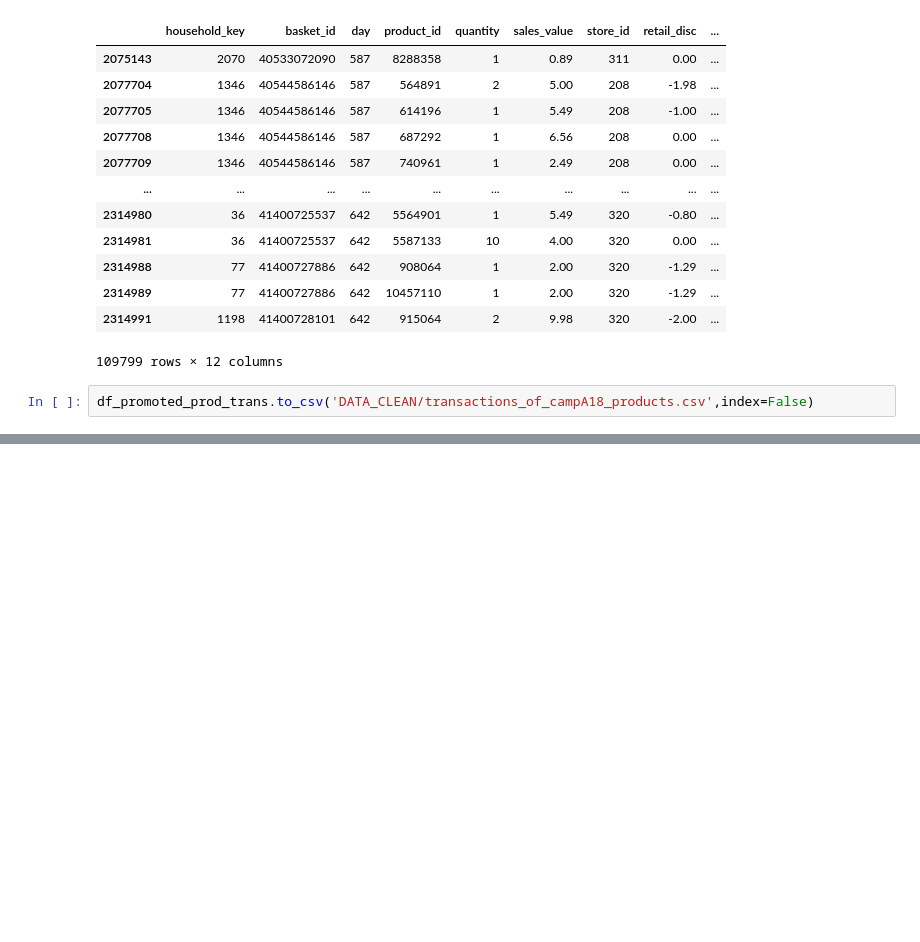
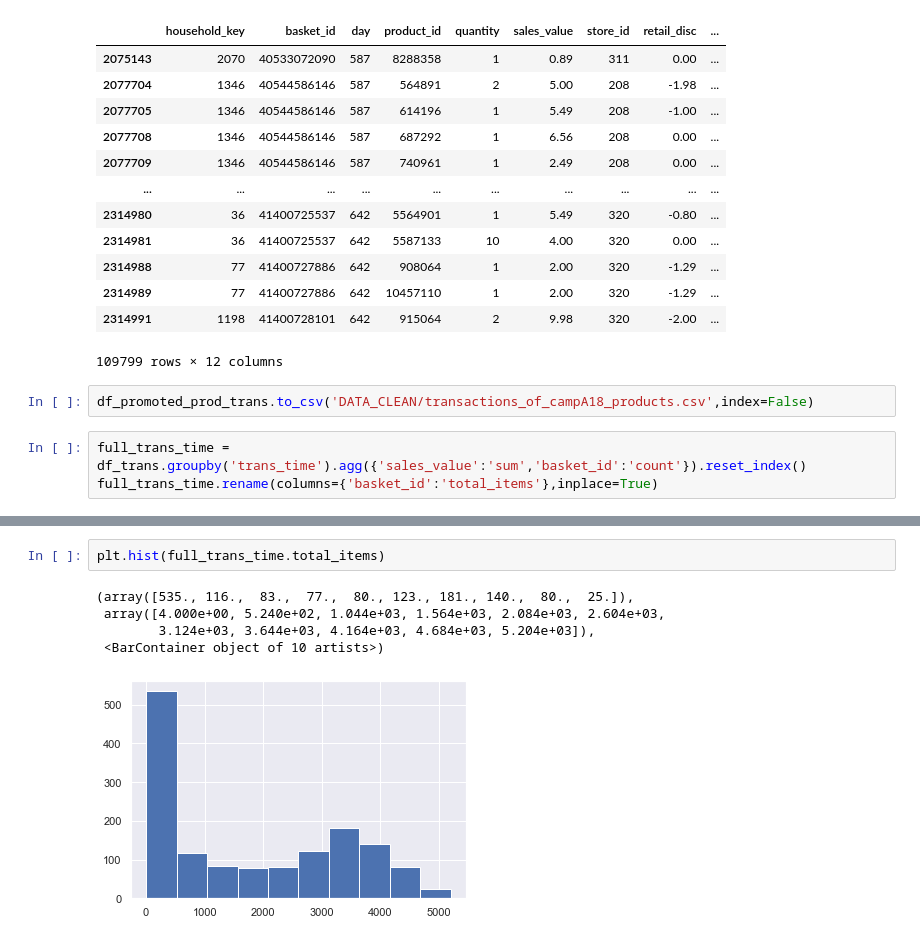
Before and after one commit to vanchautran/capstone, a Jupyter notebook: Retail_marketing_audience_Prediction/1_aggregation_campaigns_products.ipynb, the cells around one changed output, grey strips where cells are left out. Cells and saved outputs as stored; diff of their text form; blank space fills up the shorter version.

```diff
--- a/Retail_marketing_audience_Prediction/1_aggregation_campaigns_products.ipynb
+++ b/Retail_marketing_audience_Prediction/1_aggregation_campaigns_products.ipynb
@@ -300,3 +310,6 @@ df_promoted_prod_trans
 109799 rows × 12 columns
 # %%
 df_promoted_prod_trans.to_csv('DATA_CLEAN/transactions_of_campA18_products.csv',index=False)
+# %%
+full_trans_time = df_trans.groupby('trans_time').agg({'sales_value':'sum','basket_id':'count'}).reset_index()
+full_trans_time.rename(columns={'basket_id':'total_items'},inplace=True)
@@ -302,0 +344,8 @@ df_promoted_prod_trans.to_csv('DATA_CLEAN/transactions_of_campA18_products.csv',
+# %%
+plt.hist(full_trans_time.total_items)
+# %% [output]
+(array([535., 116.,  83.,  77.,  80., 123., 181., 140.,  80.,  25.]),
+ array([4.000e+00, 5.240e+02, 1.044e+03, 1.564e+03, 2.084e+03, 2.604e+03,
+        3.124e+03, 3.644e+03, 4.164e+03, 4.684e+03, 5.204e+03]),
+ <BarContainer object of 10 artists>)
+[figure, added]
```
Also changed, not shown: parts of 11 cells of this notebook, 7 other files.
